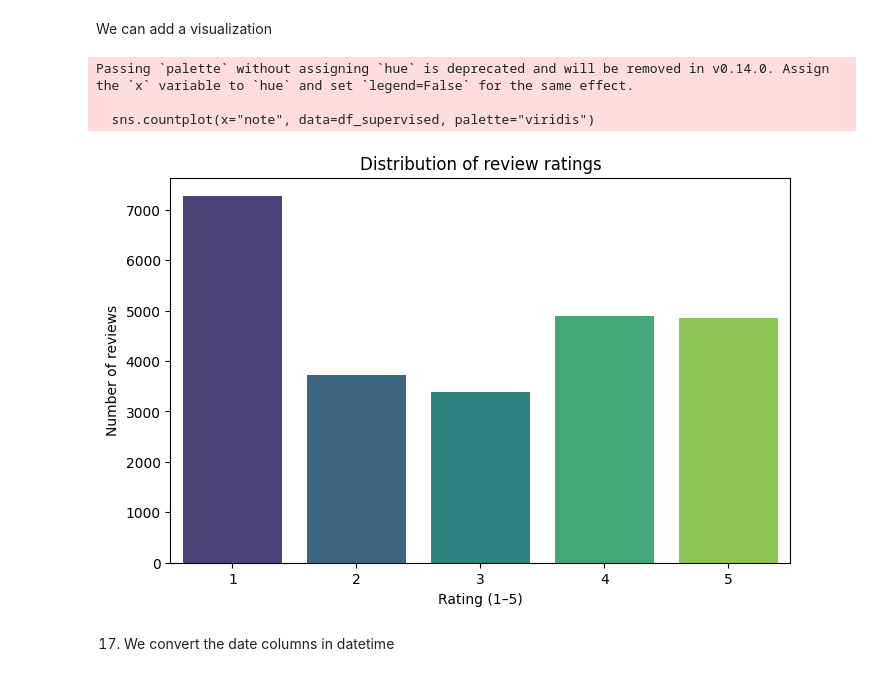
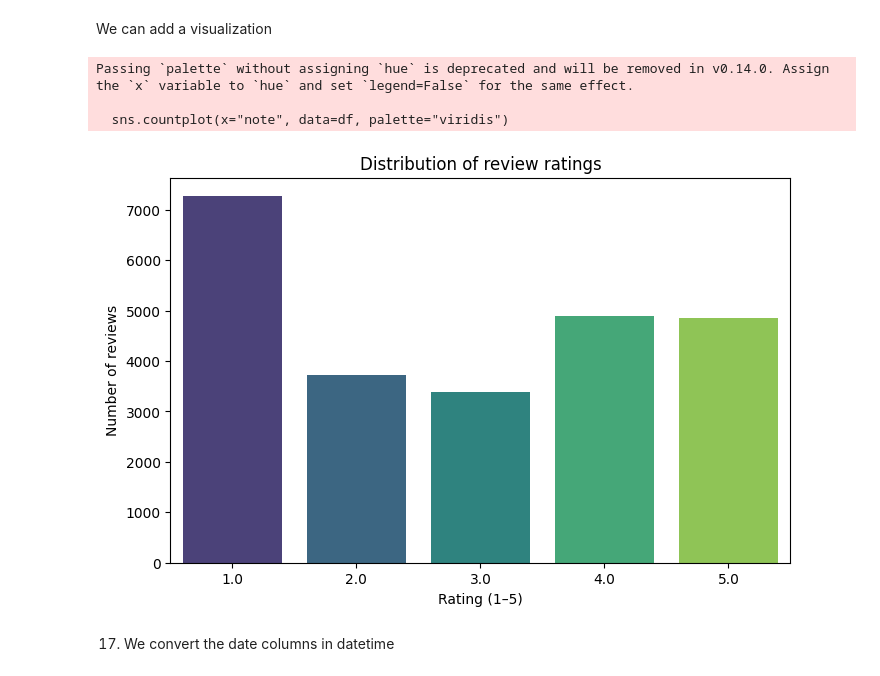
Before and after one commit to KoLiBrie9/nlp_project2, a Jupyter notebook: notebooks/01_data_cleaning.ipynb, the cells around one changed output. Saved outputs shown, nothing was run; the diff lists cells and outputs as text; code cells hidden in the pictures.

```diff
--- a/notebooks/01_data_cleaning.ipynb
+++ b/notebooks/01_data_cleaning.ipynb
@@ -135,5 +151,3 @@ We have zero missing values in the "avis" columns but there is a lot a missing v
-# %%
-df = df.drop(columns=["avis_cor", "avis_cor_en"])
 # %% [markdown]
 11) Remove exact duplicates
 # %%
@@ -154,7 +176,7 @@ def clean_text(text):
 # %% [markdown]
 13) We create a cleaned review colum
 # %%
-df["avis_clean"] = df["avis"].apply(clean_text)
+df["avis_clean_fr"] = df["avis"].apply(clean_text)
 # %% [markdown]
 14) We compare original vs cleaned text
 # %%
@@ -193,23 +215,20 @@ Name: count, dtype: int64
 # %% [markdown]
 We can add a visualization
 # %%
-import matplotlib.pyplot as plt
-import seaborn as sns
-
 plt.figure(figsize=(8,5))
 
-sns.countplot(x="note", data=df_supervised, palette="viridis")
+sns.countplot(x="note", data=df, palette="viridis")
 
 plt.title("Distribution of review ratings")
 plt.xlabel("Rating (1–5)")
 plt.ylabel("Number of reviews")
 
 plt.show()
 # %% [output]
 Passing `palette` without assigning `hue` is deprecated and will be removed in v0.14.0. Assign the `x` variable to `hue` and set `legend=False` for the same effect.
 
-  sns.countplot(x="note", data=df_supervised, palette="viridis")
+  sns.countplot(x="note", data=df, palette="viridis")
-[figure, old version]
+[figure, new version]
 # %% [markdown]
 17) We convert the date columns in datetime
 # %%
```
Also changed, not shown: parts of 45 cells of this notebook, 7 other files.
